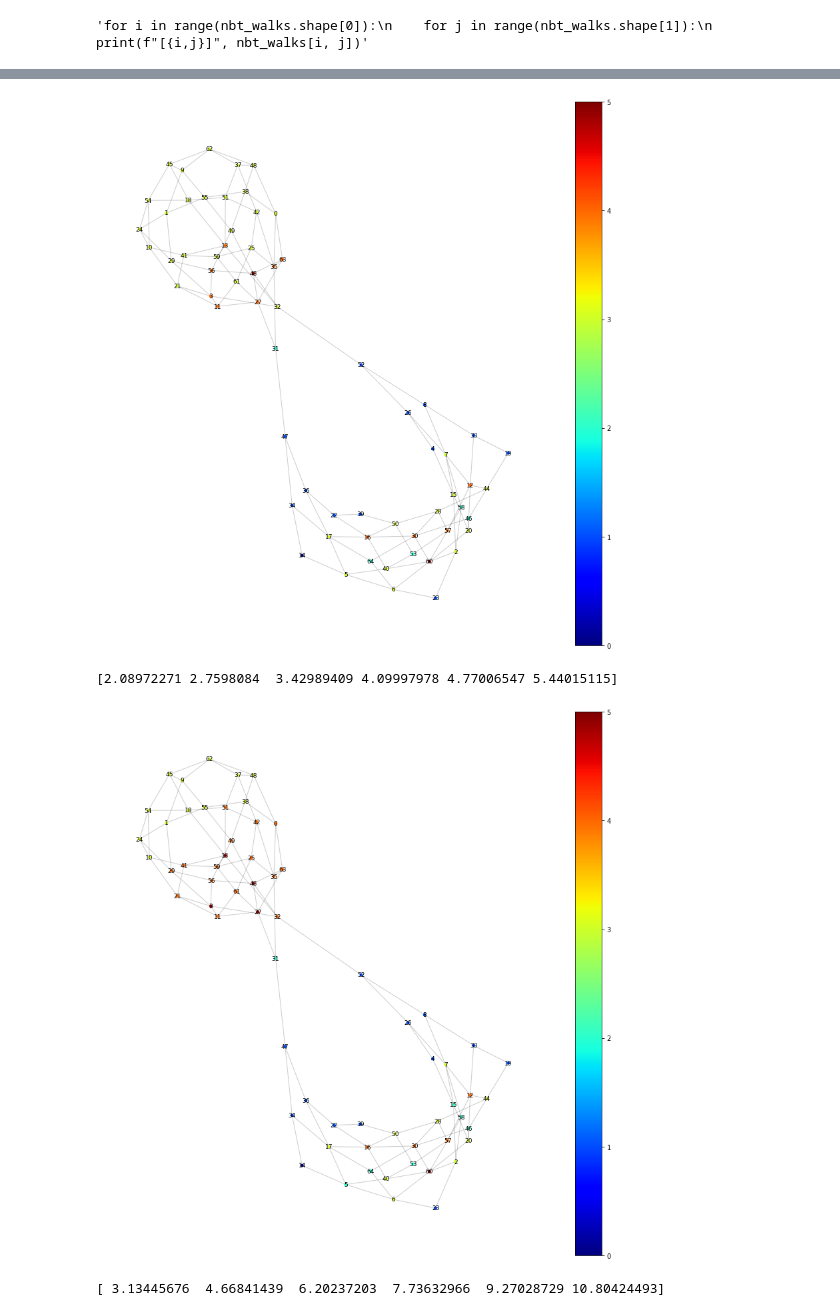
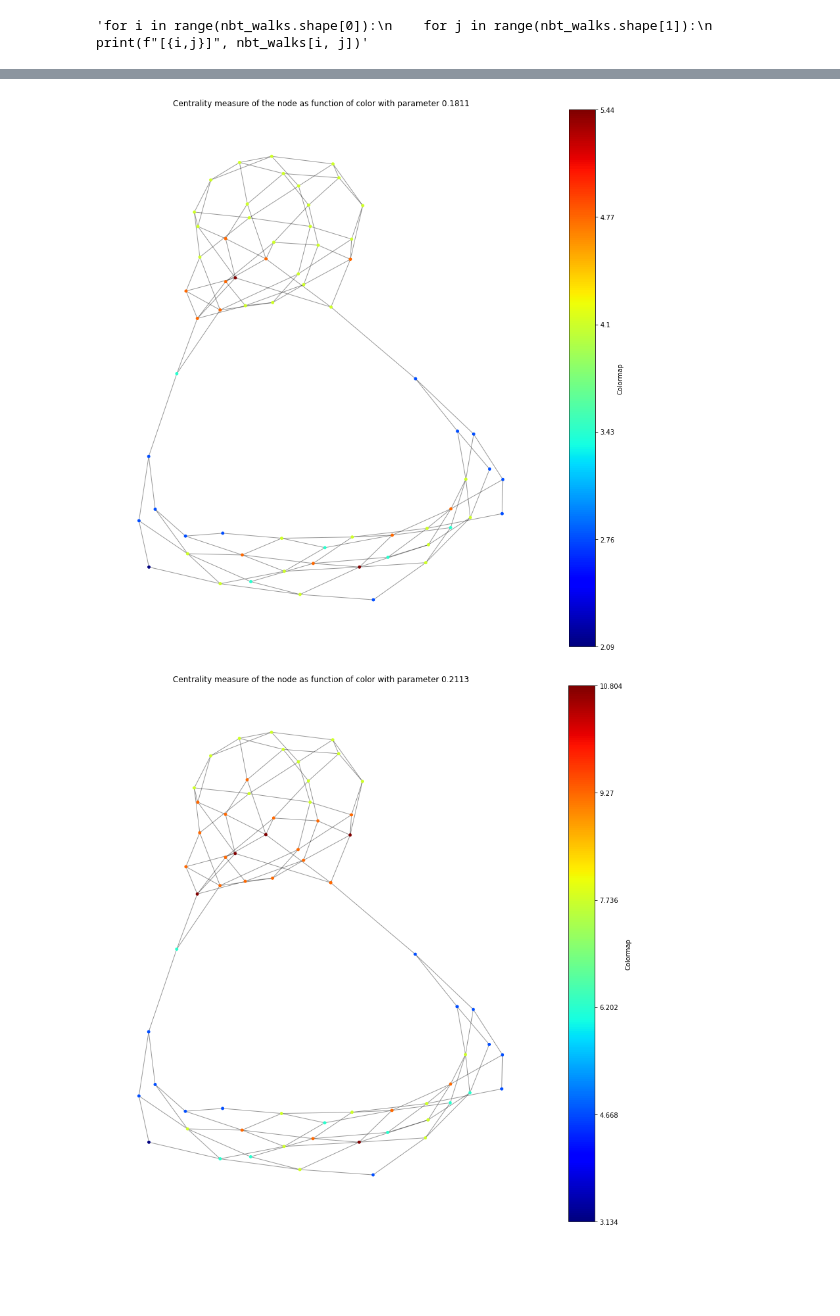
Before and after one commit to antsaukk/graph-centrality-experiments, a Jupyter notebook: centralitiesGD96.ipynb, the cells around one changed output, grey strips where cells are left out. Drawn from its saved outputs; the diff is of its cells as text; code cells hidden in the pictures; blank space fills up the shorter version.

```diff
--- a/centralitiesGD96.ipynb
+++ b/centralitiesGD96.ipynb
@@ -69,5 +69,5 @@ nbt_walks = nbtw.nbtw(CA.AdjacencyMatrix.toarray(), 12)
 # %% [output]
 'for i in range(nbt_walks.shape[0]):\n    for j in range(nbt_walks.shape[1]):\n        print(f"[{i,j}]", nbt_walks[i, j])'
 # %%
-cu.DisplayCentralitiesInGraph(KatzV2, CA.Graph)
+cu.DisplayCentralitiesInGraph(KatzV2, CA.Graph, alpha_gridV2, filename="KatzGD96FC")
 # %% [output]
@@ -84,5 +79,3 @@ cu.DisplayCentralitiesInGraph(KatzV2, CA.Graph)
-[figure, old version]
+[figure, new version]
-[2.08972271 2.7598084  3.42989409 4.09997978 4.77006547 5.44015115]
-[figure, old version]
+[figure, new version]
-[ 3.13445676  4.66841439  6.20237203  7.73632966  9.27028729 10.80424493]
 # %%
```
Also changed, not shown: parts of 3 cells of this notebook, 2 other files.
